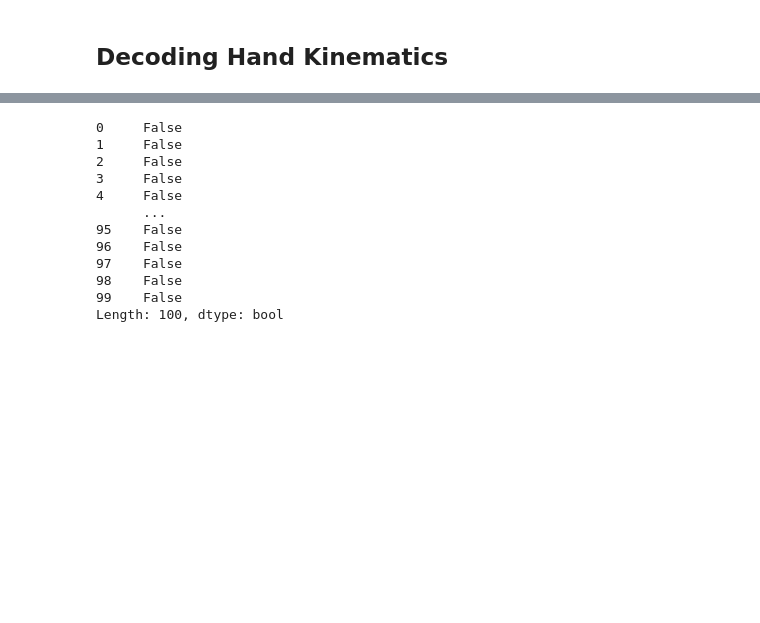
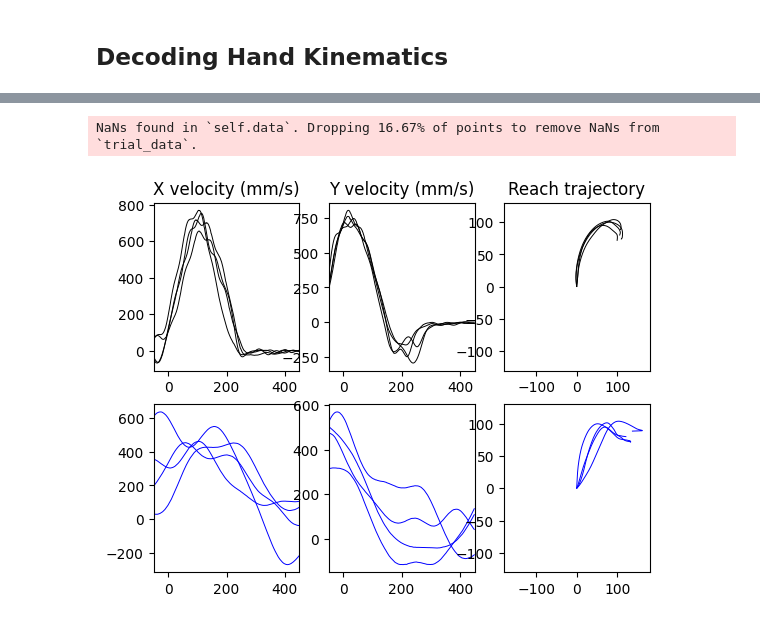
Before and after one commit to cyrilakafia/mc-mace-analysis, a Jupyter notebook: mc_maze.ipynb, the cells around one changed output, grey strips where cells are left out. Saved outputs shown, nothing was run; the diff lists cells and outputs as text; code cells hidden in the pictures; blank space fills up the shorter version.

```diff
--- a/mc_maze.ipynb
+++ b/mc_maze.ipynb
@@ -225,19 +229,19 @@ lagged_trial_data.hand_vel
 # %%
+## Kinematic decoding
+
+# Extract neural data and lagged hand velocity
 trial_data = dataset.make_trial_data(align_field='move_onset_time', align_range=(-130, 370))
-lagged_trial_data = dataset.make_trial_data(align_field='move_onset_time', align_range=(-50, 450))
+lagged_trial_data = dataset.make_trial_data(align_field='move_onset_time', align_range=(-130+addons[i], 370+addons[i]))
 rates = trial_data.spikes_smth_50.to_numpy()
-print(rates.shape)
 vel = lagged_trial_data.hand_vel.to_numpy()
-print(vel.shape)
 
 # Fit and evaluate decoder
 gscv = GridSearchCV(Ridge(), {'alpha': np.logspace(-4, 0, 5)})
-print(np.logspace(-4, 0, 5))
 gscv.fit(rates, vel)
 pred_vel = gscv.predict(rates)
 print(f"Decoding R2: {gscv.best_score_}")
 
-# Merge predictins back to continuous data
-# pred_vel_df = pd.DataFrame(pred_vel, index=lagged_trial_data.clock_time, columns=pd.MultiIndex.from_tuples([('pred_vel', 'x'), ('pred_vel', 'y')]))
-# dataset.data = pd.concat([dataset.data, pred_vel_df], axis=1)
+# Merge predictions back to continuous data
+pred_vel_df = pd.DataFrame(pred_vel, index=lagged_trial_data.clock_time, columns=pd.MultiIndex.from_tuples([('pred_vel', 'x'), ('pred_vel', 'y')]))
+dataset.data = pd.concat([dataset.data, pred_vel_df], axis=1)
 # %% [output]
@@ -308,20 +249,46 @@ Decoding R2: 0.33115182365806073
-# %%
-cond = conds[23]
-
-mask = np.all(dataset.trial_info[['trial_type', 'trial_version']] == cond, axis=1)
-trial_data = datset.make_trial_data(align_field='move_onset_time', align_range=(-50, 450), ignored_trials(~mask))
-
-# Initialize figure
-# %% [output]
-0     False
-1     False
-2     False
-3     False
-4     False
-      ...
-95    False
-96    False
-97    False
-98    False
-99    False
-Length: 100, dtype: bool
+# %%
+# Plot predicted vs true kinematics
+
+# Choose 23rd condition to plot
+
+cond = conds[23]
+
+# Find trials in condition and extract data
+mask = np.all(dataset.trial_info[['trial_type', 'trial_version']] == cond, axis = 1)
+trial_data = dataset.make_trial_data(align_field = 'move_onset_time', align_range = (-50, 550), ignored_trials = (~mask))
+
+# Initialized figure
+fig, axs = plt.subplots(2, 3)
+t = np.arange(-50, 450, dataset.bin_width)
+
+# Loop through trials in condition
+for _, trial in trial_data.groupby('trial_id'):
+    # True and predicted x velocity
+    axs[0][0].plot(t, trial.hand_vel.x, linewidth=0.7, color='black')
+    axs[1][0].plot(t, trial.pred_vel.x, linewidth=0.7, color='blue')
+    # True and predicted y velocity
+    axs[0][1].plot(t, trial.hand_vel.y, linewidth=0.7, color='black')
+    axs[1][1].plot(t, trial.pred_vel.y, linewidth=0.7, color='blue')
+    # True and predicted trajectories
+    true_traj = np.cumsum(trial.hand_vel.to_numpy(), axis=0) * dataset.bin_width / 1000
+    pred_traj = np.cumsum(trial.pred_vel.to_numpy(), axis=0) * dataset.bin_width / 1000
+
+    axs[0][2].plot(true_traj[:, 0], true_traj[:, 1], linewidth=0.7, color='black')
+    axs[1][2].plot(pred_traj[:, 0], true_traj[:, 1], linewidth=0.7, color='blue')
+
+# Set up shared axes
+for i in range(2):
+    axs[i][0].set_xlim(-50, 450)
+    axs[i][1].set_xlim(-50, 450)
+    axs[i][2].set_xlim(-180, 180)
+    axs[i][2].set_ylim(-130, 130)
+
+
+# Add labels
+axs[0][0].set_title('X velocity (mm/s)')
+axs[0][1].set_title('Y velocity (mm/s)')
+axs[0][2].set_title('Reach trajectory')
+plt.show()
+# %% [output]
+NaNs found in `self.data`. Dropping 16.67% of points to remove NaNs from `trial_data`.
+[figure, added]
```
Also changed, not shown: parts of 11 cells of this notebook.
